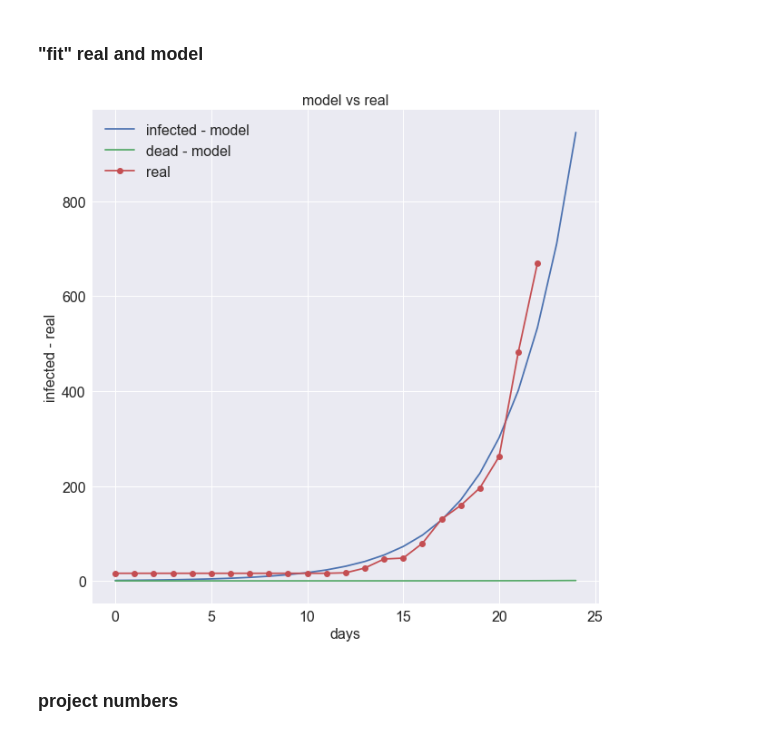
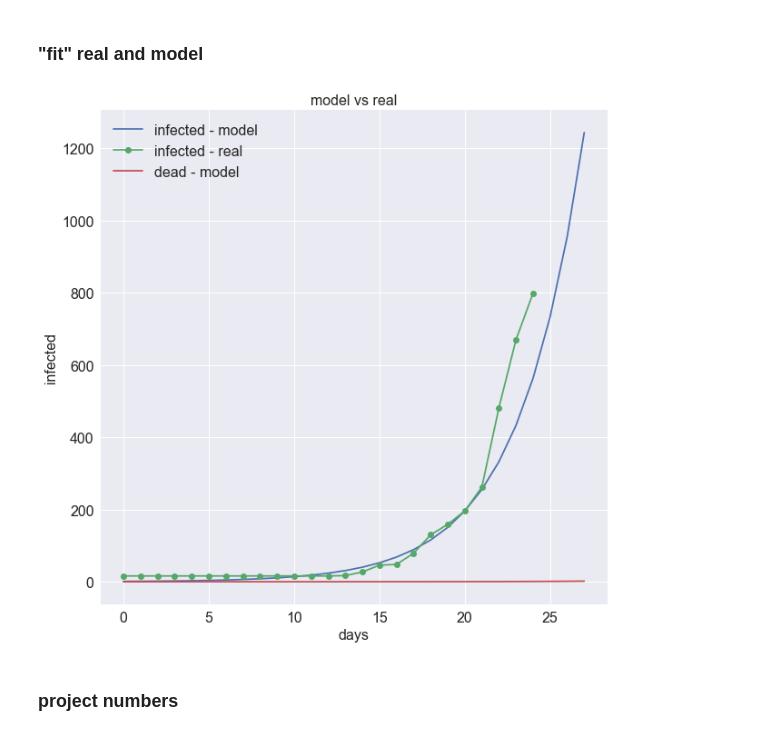
Before and after one commit to BenjaminBossan/corona, a Jupyter notebook: model_corona_virus_with_mortality.ipynb, the cells around one changed output. Saved outputs shown, nothing was run; the diff lists cells and outputs as text; code cells hidden in the pictures.

```diff
--- a/model_corona_virus_with_mortality.ipynb
+++ b/model_corona_virus_with_mortality.ipynb
@@ -84,12 +118,17 @@ def deriv(y, t, N, beta, gamma, death):
     dRdt = gamma * I
     dDdt = death * I
     return dSdt, dIdt, dRdt, dDdt
-# %%
-# Initial conditions vector
-y0 = S0, I0, R0, D0
-# Integrate the SIR equations over the time grid, t.
-ret = odeint(deriv, y0, t, args=(N, beta, gamma, death))
-S, I, R, D = ret.T
+# %%
+deriv = deriv_with_mortality if include_mortality else deriv_without_mortality
+# %%
+if include_mortality:
+    y0 = sus0, inf0, rec0, dead0
+    ret = odeint(deriv, y0, t, args=(N, beta, gamma, death))
+    S, I, R, D = ret.T
+else:
+    y0 = sus0, inf0, rec0
+    ret = odeint(deriv, y0, t, args=(N, beta, gamma))
+    S, I, R = ret.T
 # %%
 # Plot the data on three separate curves for S(t), I(t) and R(t)
 fig, ax = plt.subplots(figsize=(10, 10))
@@ -117,19 +154,25 @@ S[-1], I[-1], R[-1], D[-1]
 ## comparison
 # %% [markdown]
 ### "fit" real and model
+# %%
+offset = 21  # time period where nothing happens
+cases = df['cases'][offset:].values
+infected = I[:len(cases) + 3]  # project +3d
 # %%
 fig, ax = plt.subplots(figsize=(10, 10))
-ax.plot(I[:25], label='infected - model')
-ax.plot(D[:25], label='dead - model')
-ax.plot(df['cases'][22:].values, marker='o', label='real')
+ax.plot(infected, label='infected - model')
+ax.plot(cases, marker='o', label='infected - real')
+if include_mortality:
+    ax.plot(D[:len(cases) + 3], label='dead - model')
+
 ax.legend(fontsize=FS)
 ax.set_xlabel('days', fontsize=FS)
-ax.set_ylabel('infected - real', fontsize=FS)
+ax.set_ylabel('infected', fontsize=FS)
 ax.set_title('model vs real', fontsize=FS)
 for tick in chain(ax.xaxis.get_major_ticks(), ax.yaxis.get_major_ticks()):
     tick.label.set_fontsize(FS)
 # %% [output]
-[figure, old version]
+[figure, new version]
 # %% [markdown]
 ### project numbers
 # %%
```
Also changed, not shown: parts of 30 cells of this notebook, 2 other files.
